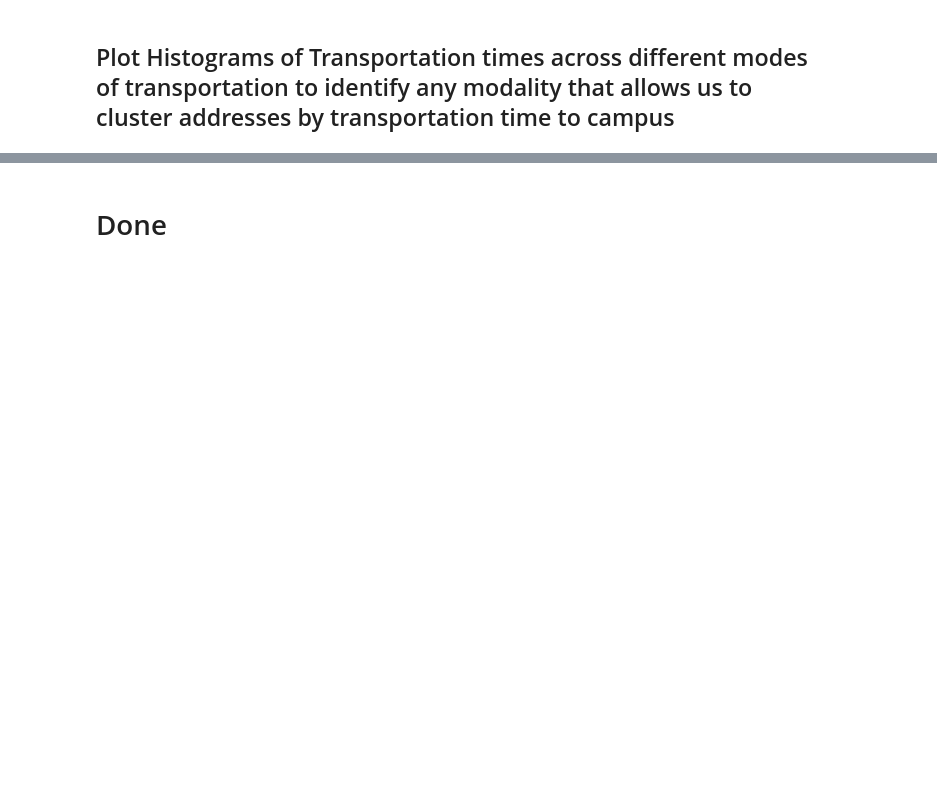
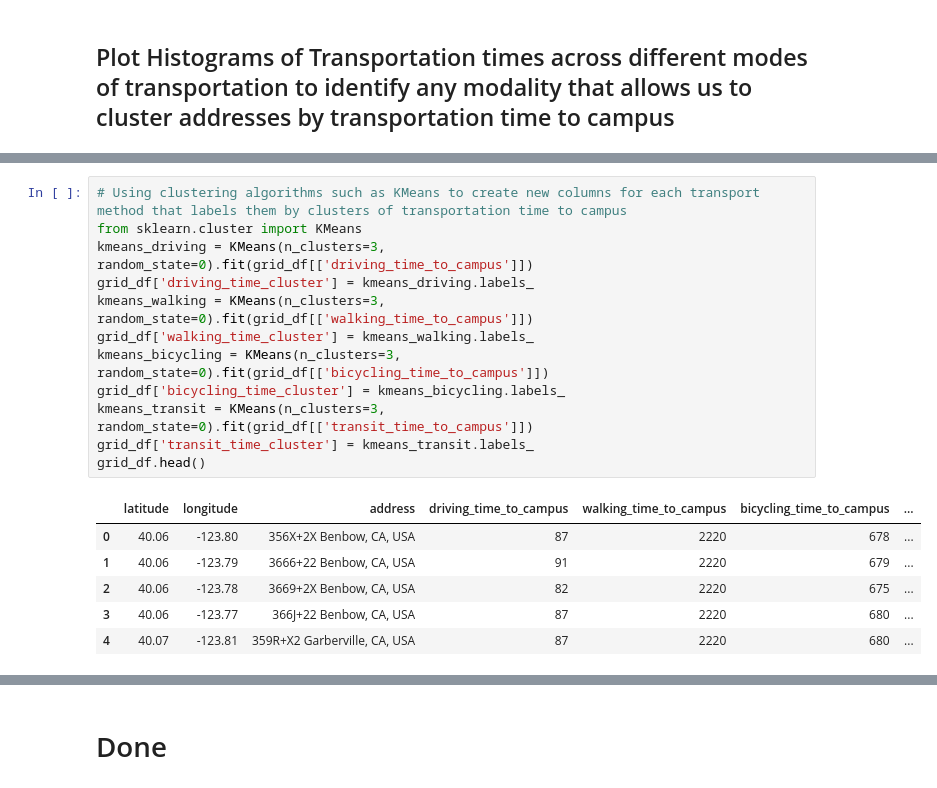
Before and after one commit to toritotony/311-projects, a Jupyter notebook: project2/data/pipeline/external_data_pipeline.ipynb, the cells around one changed output, grey strips where cells are left out. Saved outputs shown, nothing was run; the diff lists cells and outputs as text; blank space fills up the shorter version.

```diff
--- a/project2/data/pipeline/external_data_pipeline.ipynb
+++ b/project2/data/pipeline/external_data_pipeline.ipynb
@@ -77,0 +148,19 @@ grid_df.to_csv('../clean_data/Grid_Data_01.csv', index=False)
+# %%
+# Using clustering algorithms such as KMeans to create new columns for each transport method that labels them by clusters of transportation time to campus
+from sklearn.cluster import KMeans
+kmeans_driving = KMeans(n_clusters=3, random_state=0).fit(grid_df[['driving_time_to_campus']])
+grid_df['driving_time_cluster'] = kmeans_driving.labels_
+kmeans_walking = KMeans(n_clusters=3, random_state=0).fit(grid_df[['walking_time_to_campus']])
+grid_df['walking_time_cluster'] = kmeans_walking.labels_
+kmeans_bicycling = KMeans(n_clusters=3, random_state=0).fit(grid_df[['bicycling_time_to_campus']])
+grid_df['bicycling_time_cluster'] = kmeans_bicycling.labels_
+kmeans_transit = KMeans(n_clusters=3, random_state=0).fit(grid_df[['transit_time_to_campus']])
+grid_df['transit_time_cluster'] = kmeans_transit.labels_
+grid_df.head()
+# %% [output]
+|  | latitude | longitude | address | driving_time_to_campus | walking_time_to_campus | bicycling_time_to_campus | ... |
+| 0 | 40.06 | -123.80 | 356X+2X Benbow, CA, USA | 87 | 2220 | 678 | ... |
+| 1 | 40.06 | -123.79 | 3666+22 Benbow, CA, USA | 91 | 2220 | 679 | ... |
+| 2 | 40.06 | -123.78 | 3669+2X Benbow, CA, USA | 82 | 2220 | 675 | ... |
+| 3 | 40.06 | -123.77 | 366J+22 Benbow, CA, USA | 87 | 2220 | 680 | ... |
+| 4 | 40.07 | -123.81 | 359R+X2 Garberville, CA, USA | 87 | 2220 | 680 | ... |
```
Also changed, not shown: parts of 12 cells of this notebook, 22 other files.
